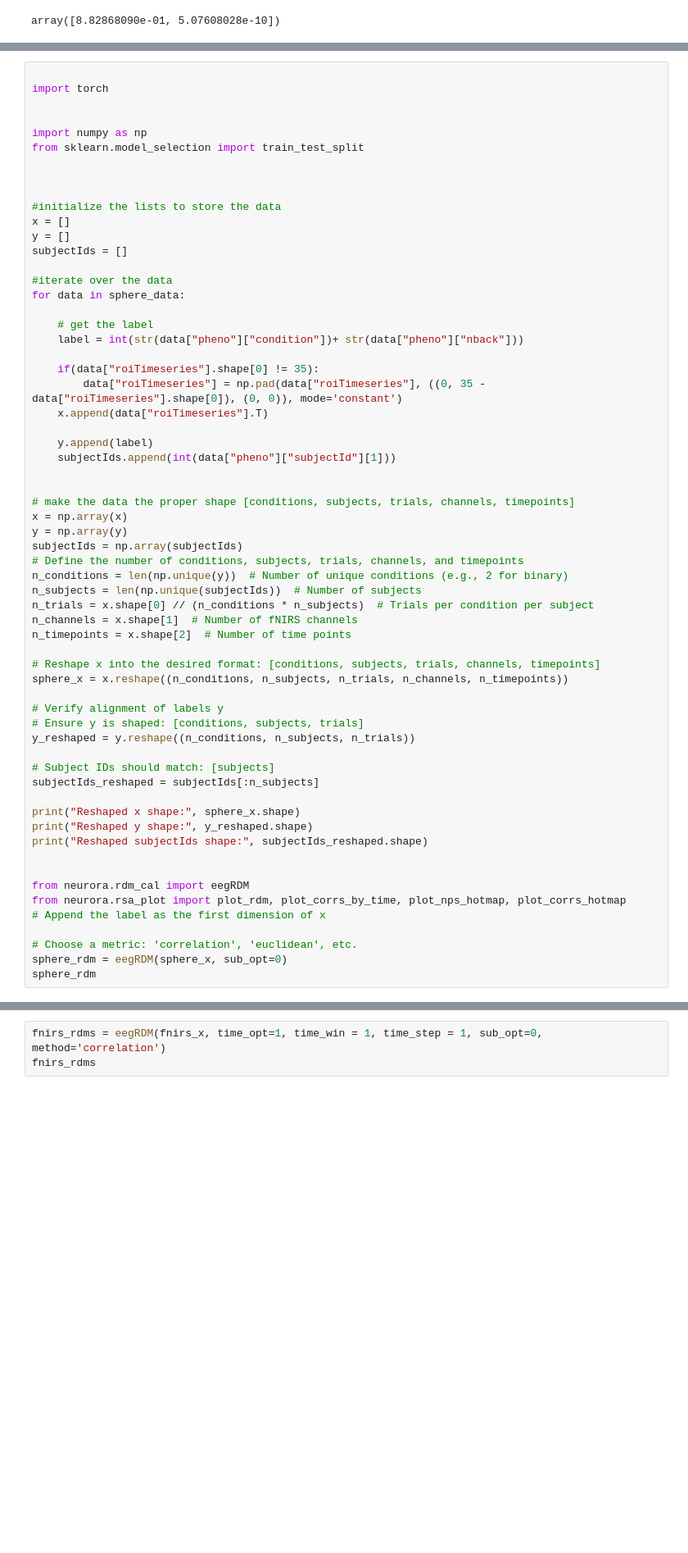
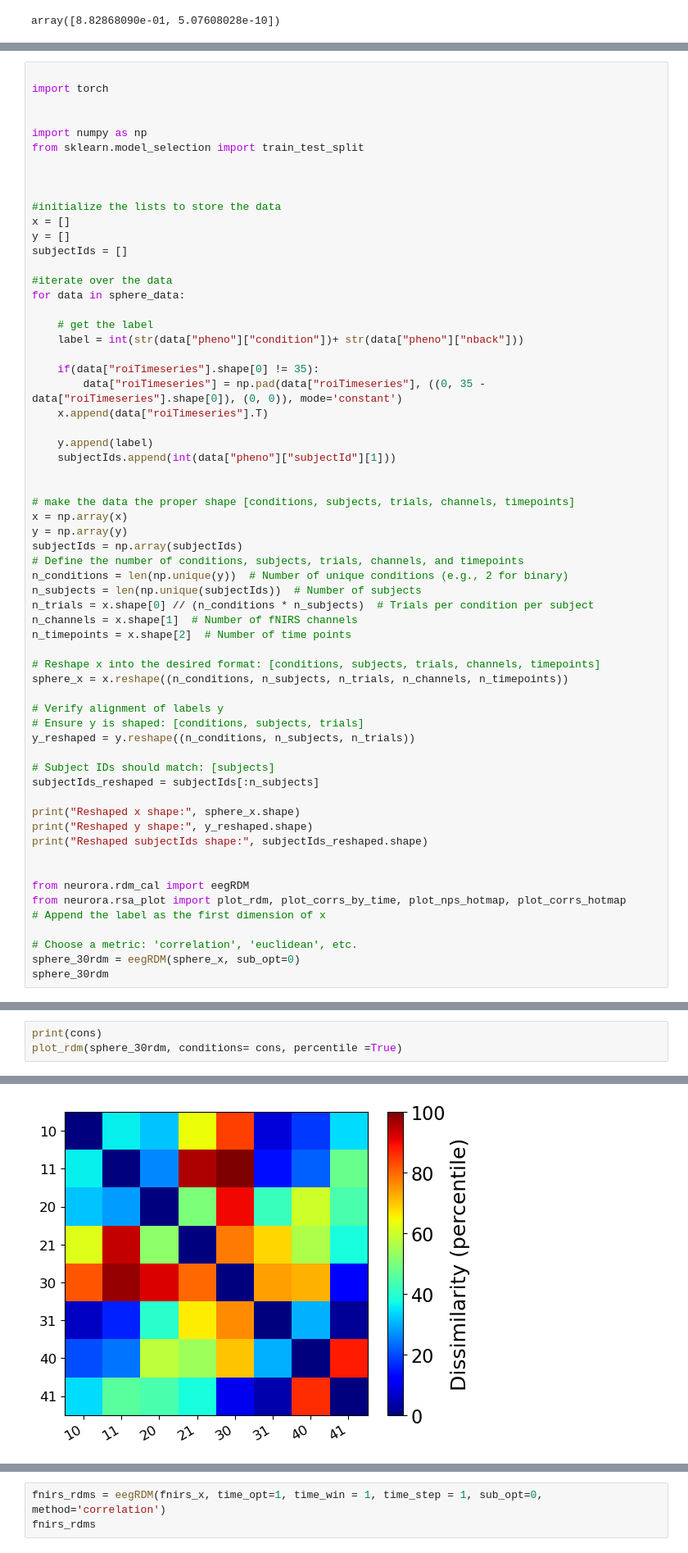
Before and after one commit to aarnol/BolT, a Jupyter notebook: rdm.ipynb, the cells around one changed output, grey strips where cells are left out. Shown at 82% size. Drawn from its saved outputs; the diff is of its cells as text; blank space fills up the shorter version.

```diff
--- a/rdm.ipynb
+++ b/rdm.ipynb
@@ -444,8 +584,8 @@ from neurora.rsa_plot import plot_rdm, plot_corrs_by_time, plot_nps_hotmap, plot
 # Append the label as the first dimension of x
 
 # Choose a metric: 'correlation', 'euclidean', etc.
-sphere_rdm = eegRDM(sphere_x, sub_opt=0)
-sphere_rdm
+sphere_30rdm = eegRDM(sphere_x, sub_opt=0)
+sphere_30rdm
 # %% [output]
 Reshaped x shape: (8, 10, 217, 107, 35)
 Reshaped y shape: (8, 10, 217)
@@ -470,3 +610,7 @@ array([[0.        , 0.00110579, 0.00107   , 0.00120998, 0.00125017,
         0.00106372, 0.        , 0.00125332],
        [0.00110324, 0.00114381, 0.00111988, 0.00110941, 0.00093684,
         0.00082531, 0.00125332, 0.        ]])
+# %%
+print(cons)
+plot_rdm(sphere_30rdm, conditions= cons, percentile =True)
+# %% [output]
@@ -472,0 +619 @@ array([[0.        , 0.00110579, 0.00107   , 0.00120998, 0.00125017,
+[figure, added]
```
Also changed, not shown: parts of 19 cells of this notebook, 17 other files.
